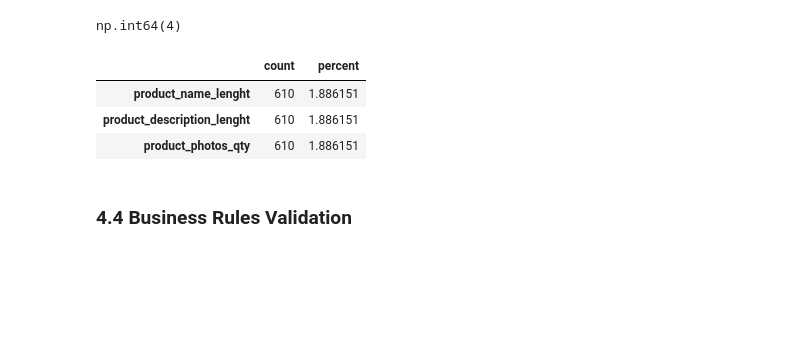
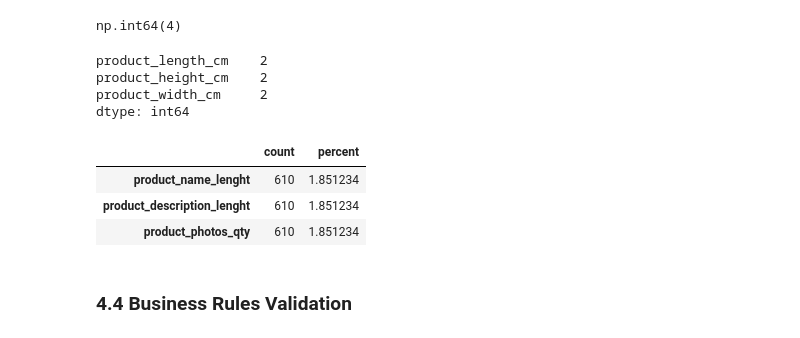
Before and after one commit to AminrezaAman/brazilian-ecommerce-analytics, a Jupyter notebook: notebooks/02_Data_Preparation.ipynb, the cells around one changed output. Saved outputs shown, nothing was run; the diff lists cells and outputs as text; code cells hidden in the pictures; blank space fills up the shorter version.

```diff
--- a/notebooks/02_Data_Preparation.ipynb
+++ b/notebooks/02_Data_Preparation.ipynb
@@ -341,18 +342,25 @@ dtype: float64
 # %% [output]
 np.int64(4)
+# %%
+products_clean[products_clean['product_weight_g'].isna()][['product_length_cm','product_height_cm','product_width_cm']].isnull().sum()
+# %% [output]
+product_length_cm    2
+product_height_cm    2
+product_width_cm     2
+dtype: int64
 # %%
 null_product_category = products_clean[products_clean['product_category_name'].isna()][['product_name_lenght','product_description_lenght','product_photos_qty']].isna().sum()
-others_null = (null_product_category / products_clean[['product_name_lenght','product_description_lenght','product_photos_qty']].count()) * 100
+others_null = (null_product_category / len(products_clean)) * 100
 pd.DataFrame({
     'count' : null_product_category,
     'percent' : others_null
 })
 # keep this missing values
 # %% [output]
 |  | count | percent |
-| product_name_lenght | 610 | 1.886151 |
-| product_description_lenght | 610 | 1.886151 |
-| product_photos_qty | 610 | 1.886151 |
+| product_name_lenght | 610 | 1.851234 |
+| product_description_lenght | 610 | 1.851234 |
+| product_photos_qty | 610 | 1.851234 |
 # %% [markdown]
 ### 4.4 Business Rules Validation
 # %%
```
Also changed, not shown: parts of 22 cells of this notebook.
